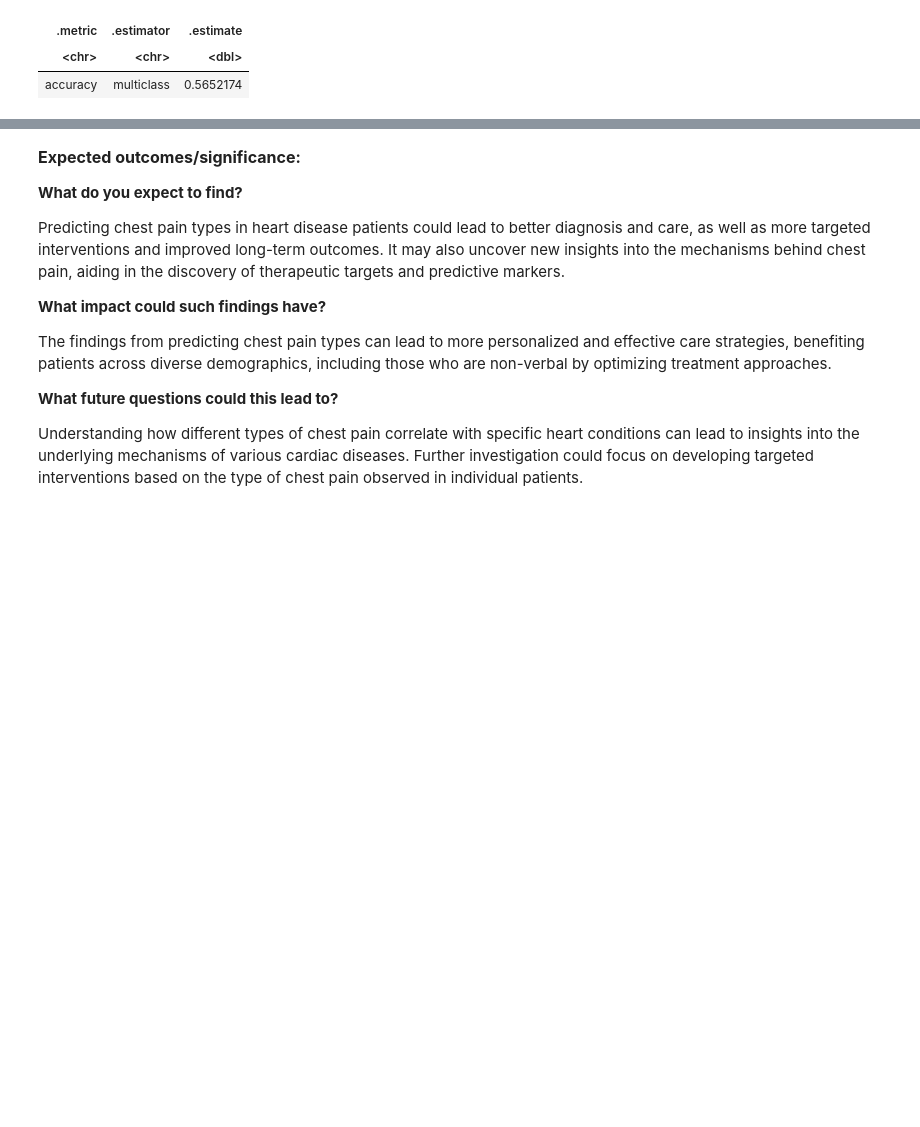
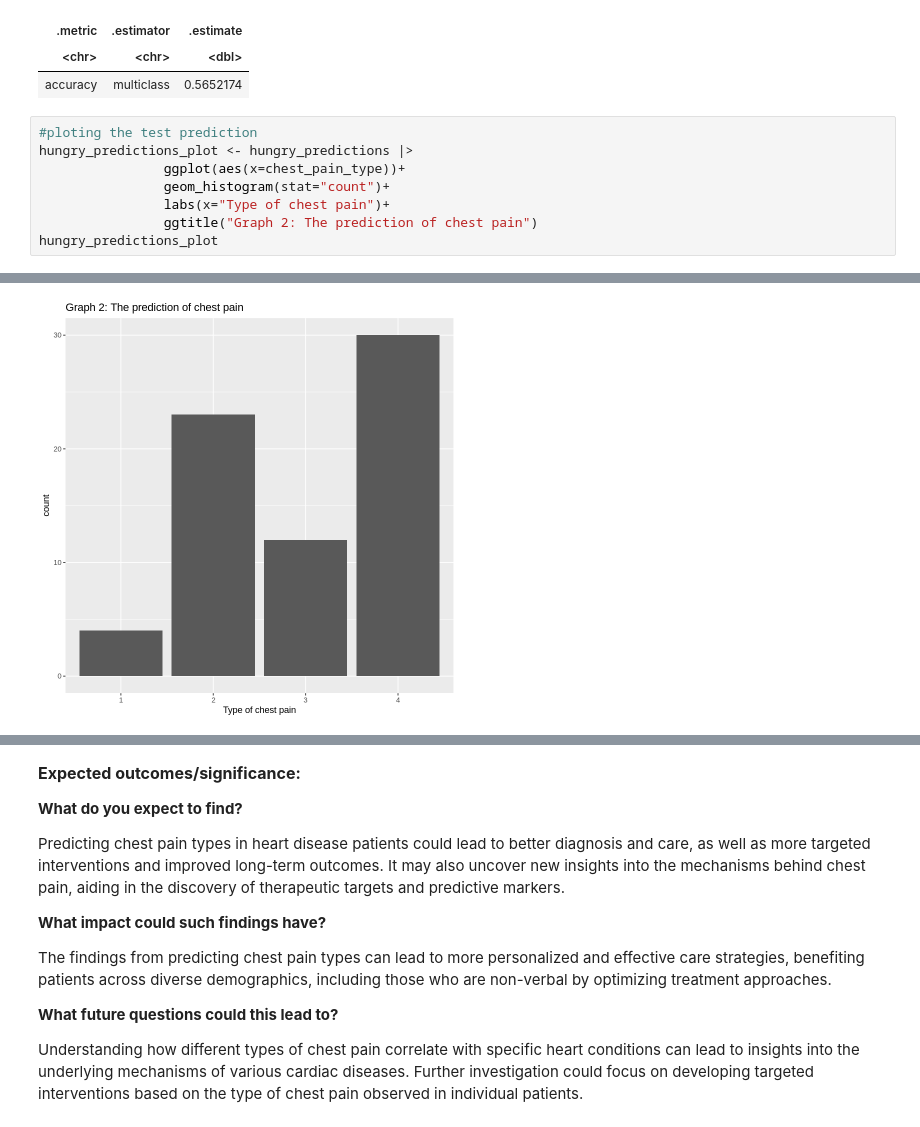
Before and after one commit to Kalpashree10/Group-Project, a Jupyter notebook: ProjectMain.ipynb, the cells around one changed output, grey strips where cells are left out. Cells and saved outputs as stored; diff of their text form; blank space fills up the shorter version.

```diff
--- a/ProjectMain.ipynb
+++ b/ProjectMain.ipynb
@@ -288,3 +298,12 @@ A tibble: 1 × 3
 | .metric | .estimator | .estimate |
 | <chr> | <chr> | <dbl> |
 | accuracy | multiclass | 0.5652174 |
+# %%
+#ploting the test prediction
+hungry_predictions_plot <- hungry_predictions |>
+                ggplot(aes(x=chest_pain_type))+
+                geom_histogram(stat="count")+
+                labs(x="Type of chest pain")+
+                ggtitle("Graph 2: The prediction of chest pain")
+hungry_predictions_plot
+# %% [output]
@@ -290,0 +312 @@ A tibble: 1 × 3
+[figure, added]
```
Also changed, not shown: parts of 6 cells of this notebook.
